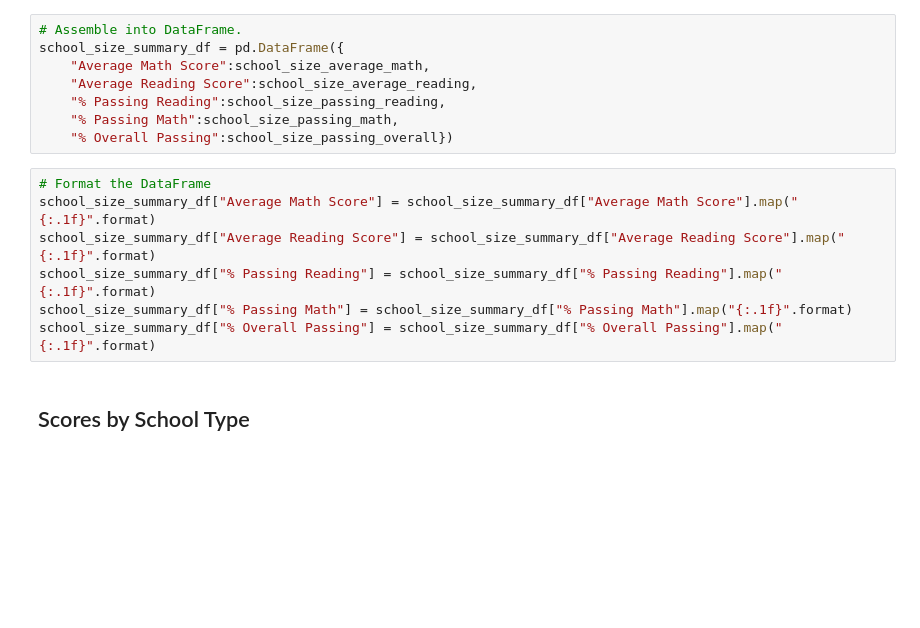
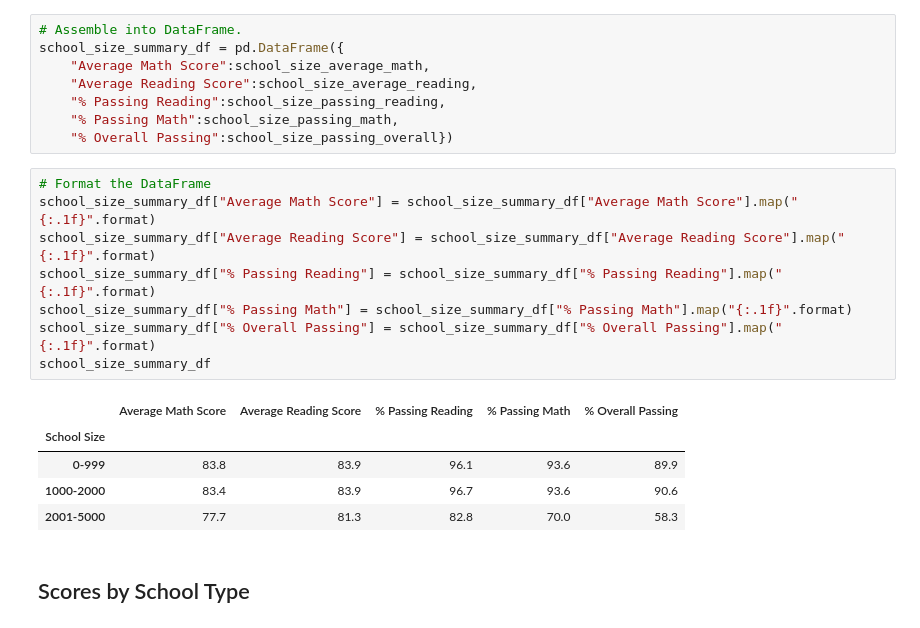
Before and after one commit to SalMaciel/School_District_Analisys, a Jupyter notebook: PyCitySchools_Challenge.ipynb, the cells around one changed output. Saved outputs shown, nothing was run; the diff lists cells and outputs as text; blank space fills up the shorter version.

```diff
--- a/PyCitySchools_Challenge.ipynb
+++ b/PyCitySchools_Challenge.ipynb
@@ -523,10 +553,17 @@ school_size_summary_df = pd.DataFrame({
 # %%
 # Format the DataFrame
 school_size_summary_df["Average Math Score"] = school_size_summary_df["Average Math Score"].map("{:.1f}".format)
 school_size_summary_df["Average Reading Score"] = school_size_summary_df["Average Reading Score"].map("{:.1f}".format)
 school_size_summary_df["% Passing Reading"] = school_size_summary_df["% Passing Reading"].map("{:.1f}".format)
 school_size_summary_df["% Passing Math"] = school_size_summary_df["% Passing Math"].map("{:.1f}".format)
 school_size_summary_df["% Overall Passing"] = school_size_summary_df["% Overall Passing"].map("{:.1f}".format)
+school_size_summary_df
+# %% [output]
+|  | Average Math Score | Average Reading Score | % Passing Reading | % Passing Math | % Overall Passing |
+| School Size |  |  |  |  |  |
+| 0-999 | 83.8 | 83.9 | 96.1 | 93.6 | 89.9 |
+| 1000-2000 | 83.4 | 83.9 | 96.7 | 93.6 | 90.6 |
+| 2001-5000 | 77.7 | 81.3 | 82.8 | 70.0 | 58.3 |
 # %% [markdown]
 ## Scores by School Type
 # %%
```
Also changed, not shown: parts of 8 cells of this notebook.
